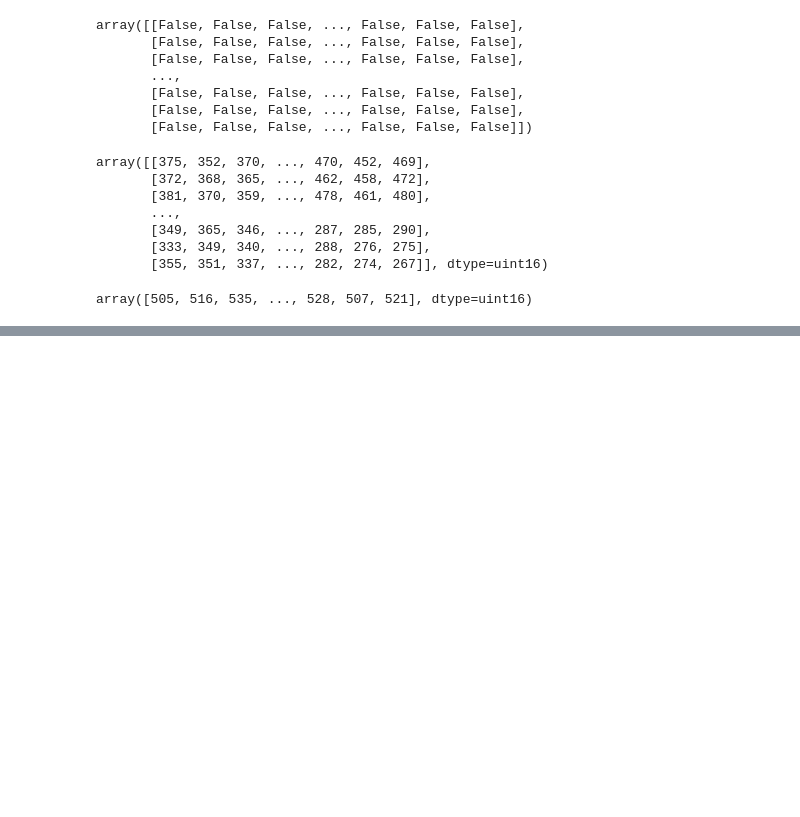
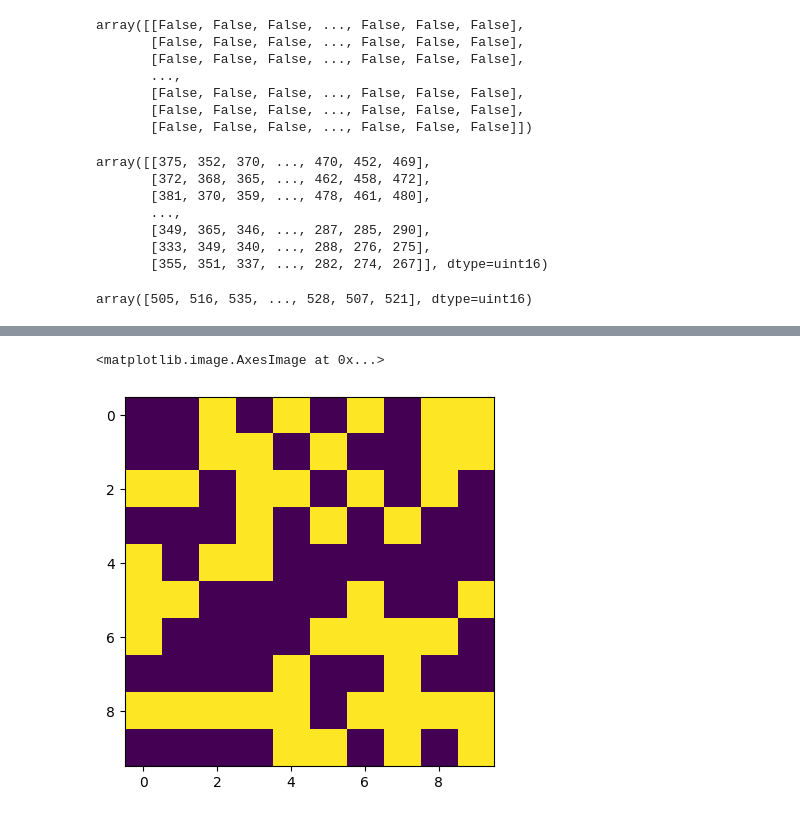
Before and after one commit to Nishitha0730/Computer-Vision, a Jupyter notebook: Images_as_Array.ipynb, the cells around one changed output, grey strips where cells are left out. Saved outputs shown, nothing was run; the diff lists cells and outputs as text; code cells hidden in the pictures; blank space fills up the shorter version.

```diff
--- a/Images_as_Array.ipynb
+++ b/Images_as_Array.ipynb
@@ -139,0 +147,5 @@ array([505, 516, 535, ..., 528, 507, 521], dtype=uint16)
+# %%
+plt.imshow(np.random.choice([0,255],(10,10)))
+# %% [output]
+<matplotlib.image.AxesImage at 0x...>
+[figure, added]
```
Also changed, not shown: parts of 5 cells of this notebook.
